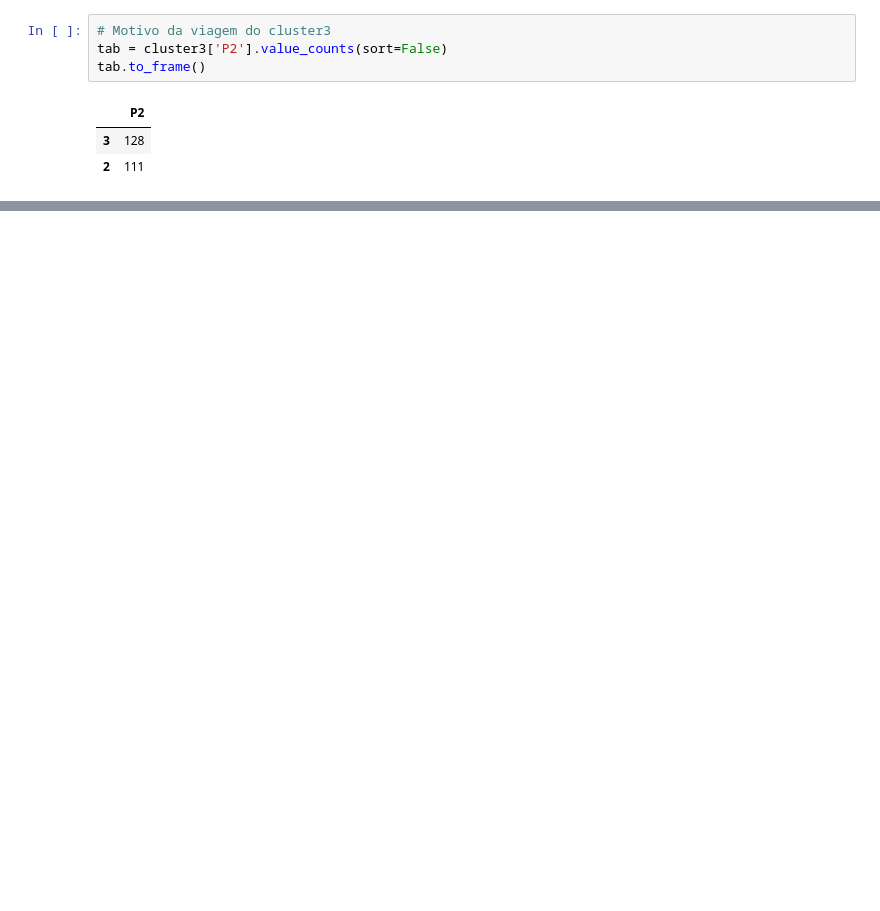
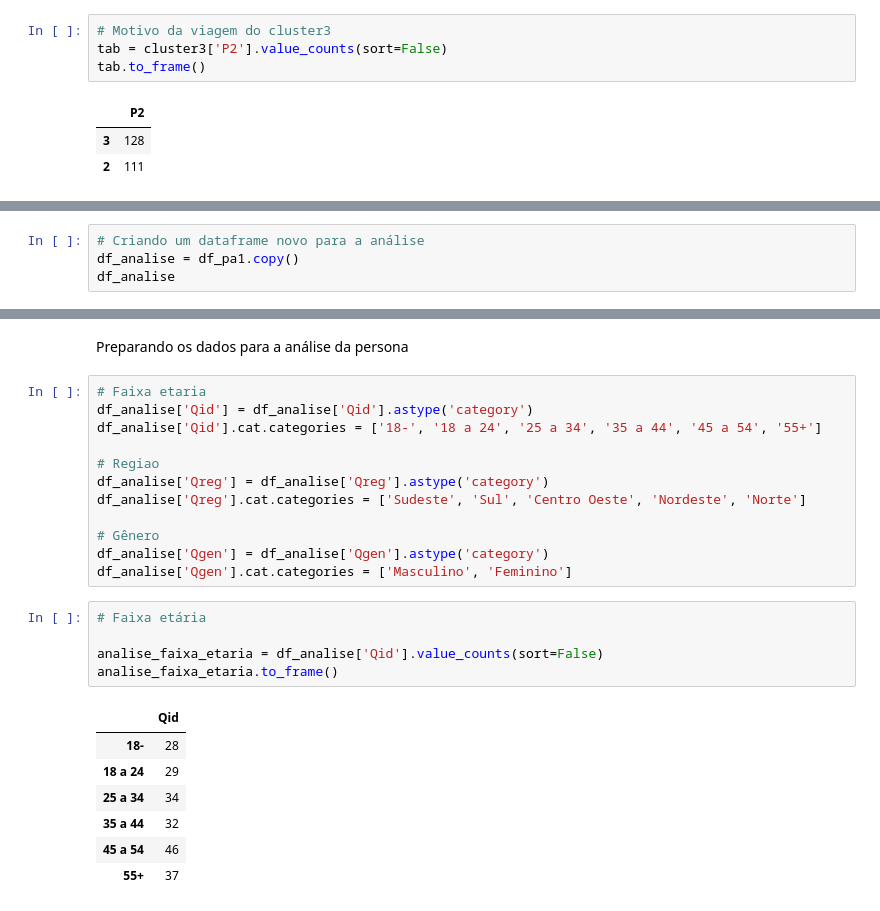
Before and after one commit to pmahfuz/Jr_hotelaria, a Jupyter notebook: Analise_base.ipynb, the cells around one changed output, grey strips where cells are left out. Saved outputs shown, nothing was run; the diff lists cells and outputs as text; blank space fills up the shorter version.

Commit message:
analise da persona e do tipo de hotel

```diff
--- a/Analise_base.ipynb
+++ b/Analise_base.ipynb
@@ -684,0 +751,4 @@ Público-alvo 2: 3.82
+# %%
+# Criando um dataframe novo para a análise
+df_analise = df_pa1.copy()
+df_analise
@@ -684,0 +769,27 @@ Público-alvo 2: 3.82
+# %% [markdown]
+Preparando os dados para a análise da persona
+# %%
+# Faixa etaria
+df_analise['Qid'] = df_analise['Qid'].astype('category')
+df_analise['Qid'].cat.categories = ['18-', '18 a 24', '25 a 34', '35 a 44', '45 a 54', '55+']
+
+# Regiao
+df_analise['Qreg'] = df_analise['Qreg'].astype('category')
+df_analise['Qreg'].cat.categories = ['Sudeste', 'Sul', 'Centro Oeste', 'Nordeste', 'Norte']
+
+# Gênero
+df_analise['Qgen'] = df_analise['Qgen'].astype('category')
+df_analise['Qgen'].cat.categories = ['Masculino', 'Feminino']
+# %%
+# Faixa etária
+
+analise_faixa_etaria = df_analise['Qid'].value_counts(sort=False)
+analise_faixa_etaria.to_frame()
+# %% [output]
+|  | Qid |
+| 18- | 28 |
+| 18 a 24 | 29 |
+| 25 a 34 | 34 |
+| 35 a 44 | 32 |
+| 45 a 54 | 46 |
+| 55+ | 37 |
```
Also changed, not shown: parts of 78 cells of this notebook.
